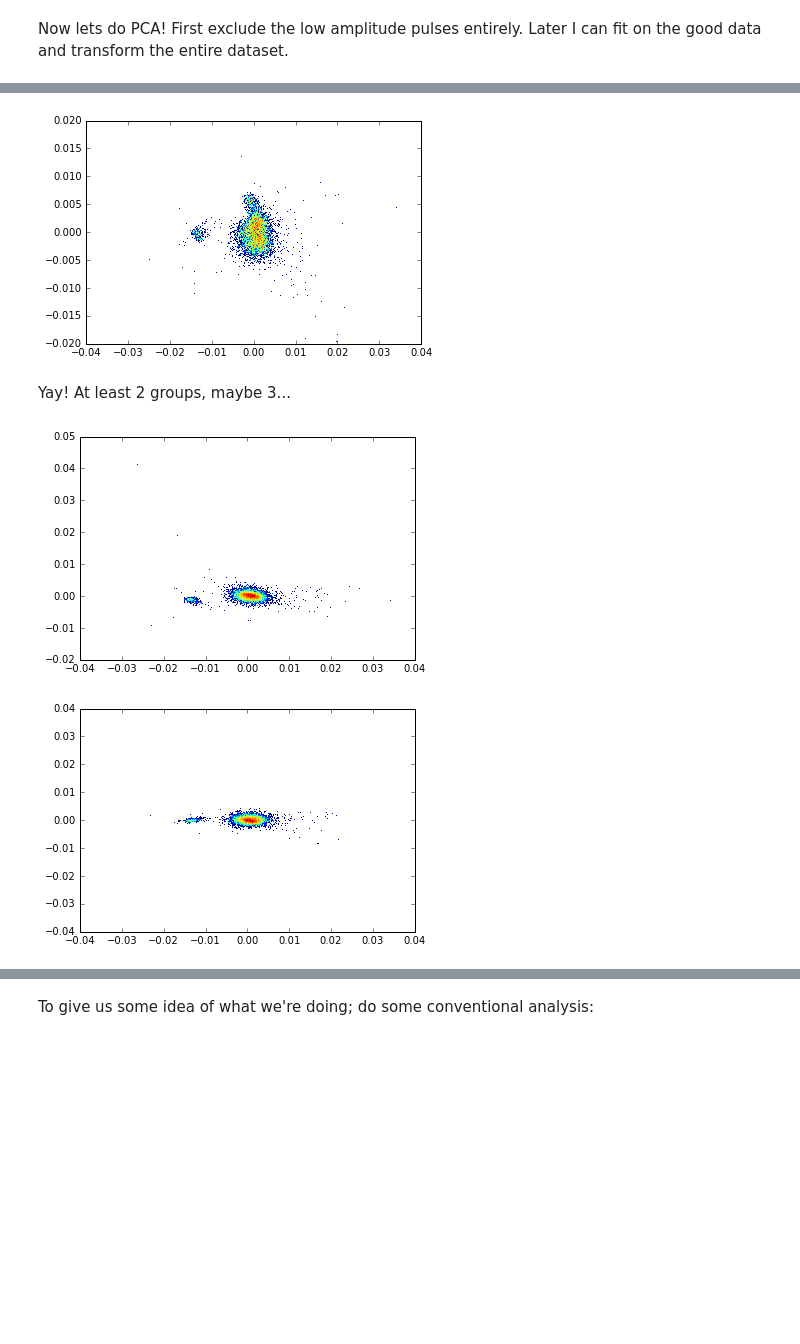
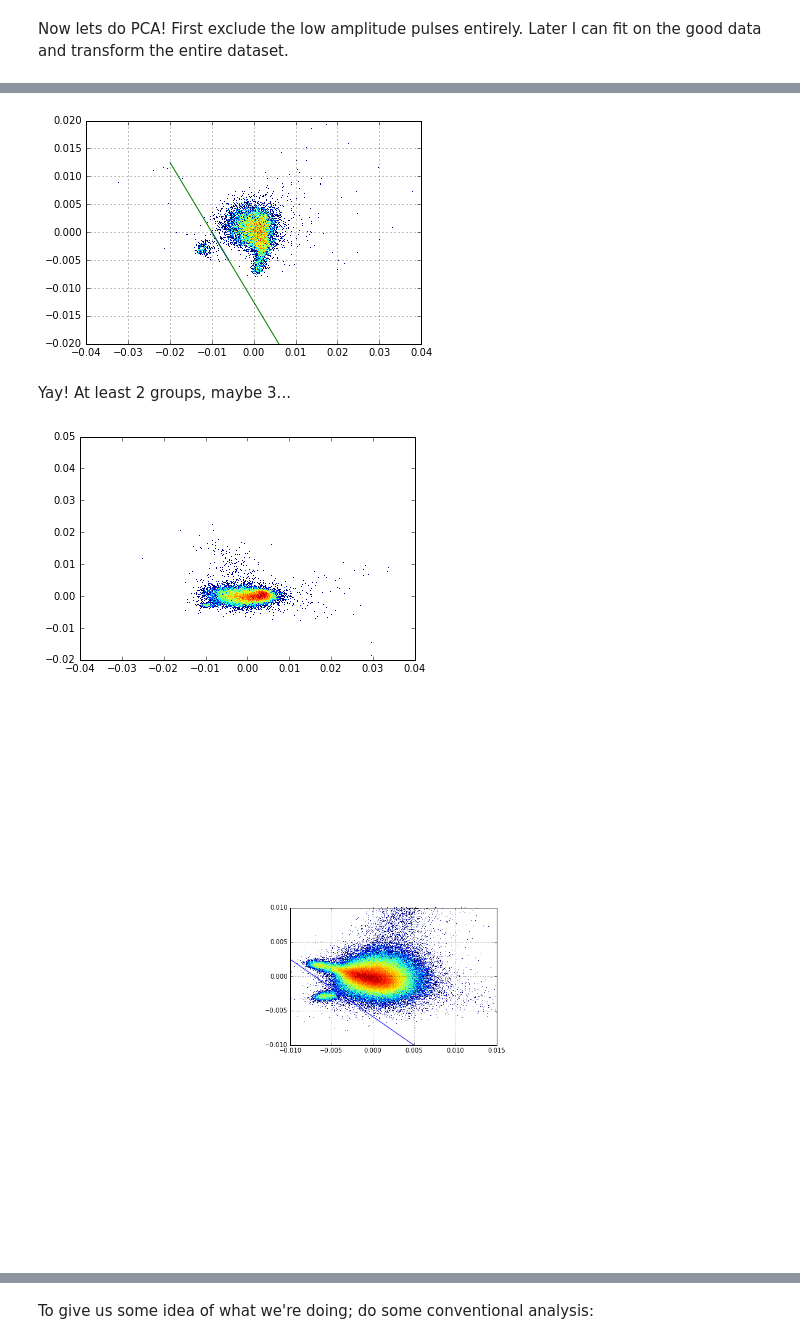
Before and after one commit to lbignell/Notebooks, a Jupyter notebook: CLYC_PCA_PSD.ipynb, the cells around one changed output, grey strips where cells are left out. Drawn from its saved outputs; the diff is of its cells as text; code cells hidden in the pictures; blank space fills up the shorter version.

```diff
--- a/CLYC_PCA_PSD.ipynb
+++ b/CLYC_PCA_PSD.ipynb
@@ -32,12 +32,14 @@ I did some analysis at the ipython console, and applied the median + wiener filt
 - The clustering algorithms also don't work very well, but I'll reserve judgement on those until I get the PCA right.
 # %%
 goodwfm = np.empty(len(CLYCwfms), dtype=bool)
+Qt_test = np.empty(len(CLYCwfms), dtype=np.float32)
 for i, wfm in enumerate(CLYCwfms):
     wfm = medfilt(wfm, kernel_size=7)
     wfm = wiener(wfm)
-    BG = np.mean(wfm[10:30])
-    Qt = sum(wfm[40:]) - (1024-40)*BG
-    if Qt > -3000:
+    BG = np.mean(wfm[1:20])
+    Qt = sum(wfm[30:]) - len(wfm[30:])*BG
+    Qt_test[i] = Qt
+    if Qt > -2000:
         #noise
         goodwfm[i] = False
     else:
@@ -74,23 +86,39 @@ ax.scatter(X_t[:,0], X_t[:,1], X_t[:,2], marker='.')
 # %%
 fig = plt.figure()
 plt.hist2d(X_t[:,0], X_t[:,1], bins=(1000,1000), range=((-0.04,0.04),(-0.02, 0.02)), norm=LogNorm());
-#plt.ylim(-0.02,0.02);
+plt.grid()
+#plt.ylim(-0.01,0.01)
+#plt.xlim(-0.02,0.015)
+plt.plot((-0.01,-0.006),(0,-0.005));
+slope, intercept = np.polyfit((-0.01,-0.006),(0,-0.005), 1)
+xvals = np.linspace(-0.02,0.015)
+plt.plot(xvals, slope*xvals + intercept)
+bottomcut = X_t[:,1] < (X_t[:,0]*slope + intercept)
+#bottomcut = (X_t[:,1] < -0.005)&(X_t[:,0]>0)
 # %% [output]
-[figure, old version]
+[figure, new version]
 # %% [markdown]
 Yay! At least 2 groups, maybe 3...
 # %%
 fig = plt.figure()
 plt.hist2d(X_t[:,0], X_t[:,2], bins=(1000,1000), range=((-0.04,0.04),(-0.02, 0.05)), norm=LogNorm());
 #plt.ylim(-0.01,0.01);
+#plt.xlim(-0.015,0.01);
+#plt.grid();
 # %% [output]
-[figure, old version]
+[figure, new version]
 # %%
 fig = plt.figure()
-plt.hist2d(X_t[:,0], X_t[:,3], bins=(1000,1000), range=((-0.04,0.04),(-0.04, 0.04)), norm=LogNorm());
-#plt.ylim(-0.01,0.01);
+plt.hist2d(X_t[:,1], X_t[:,2], bins=(1000,1000), range=((-0.04,0.04),(-0.04, 0.04)), norm=LogNorm());
+plt.ylim(-0.01,0.01);
+plt.xlim(-0.01,0.015);
+plt.grid()
+slope, intercept = np.polyfit((-0.007,0.005),(0,-0.01), 1)
+xvals = np.linspace(-0.02,0.005)
+plt.plot(xvals, slope*xvals + intercept)
+bottomcut = X_t[:,2] < (X_t[:,1]*slope + intercept)
 # %% [output]
-[figure, old version]
+[figure, new version]
 # %%
 thepca.explained_variance_ratio_
 # %% [output]
```
Also changed, not shown: parts of 22 cells of this notebook, 2 other files.
